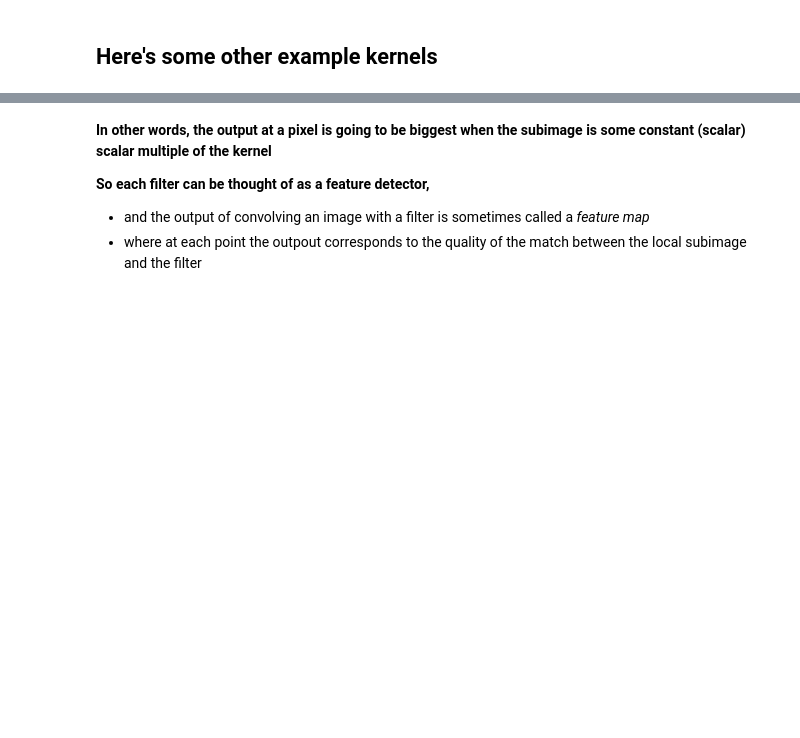
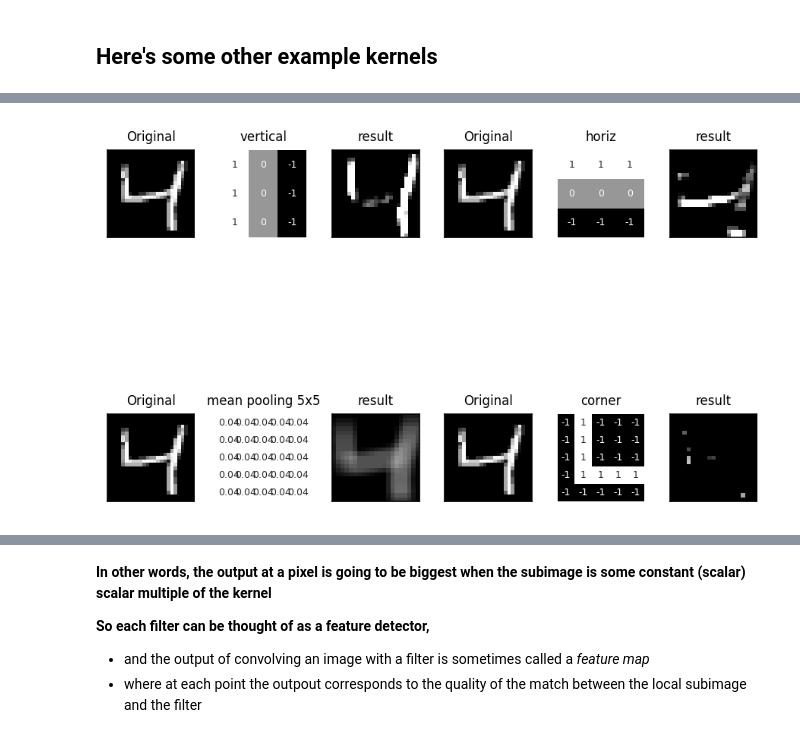
Before and after one commit to jim-smith/Advanced_AI, a Jupyter notebook: Learning_Materials/week2/W2_1_What_is_Convolution.ipynb, the cells around one changed output, grey strips where cells are left out. Cells and saved outputs as stored; diff of their text form; code cells hidden in the pictures; blank space fills up the shorter version.

```diff
--- a/Learning_Materials/week2/W2_1_What_is_Convolution.ipynb
+++ b/Learning_Materials/week2/W2_1_What_is_Convolution.ipynb
@@ -245,25 +261,27 @@ for i in range(len(kernels)):
 # %%
-
-fig,axs = plt.subplots(nrows=len(kernels),ncols=3, figsize=(6,12))
-results = []
+fig,axs = plt.subplots(nrows=len(kernels)//2,ncols=6, figsize=(6,6))
 for i in range(len(kernels)):
+    row = i//2
+    col =  3*(i%2)  #position. in outputr array
     #show original
-    axs[i][0].imshow(matrix,cmap='gray', vmin=0, vmax=255)
-    if(i==0):
-        axs[i][0].set_title('Original')
-    axs[i][0].tick_params(left=False, bottom=False)
+    axs[row][col+0].imshow(matrix,cmap='gray', vmin=0, vmax=255)
+    axs[row][col+0].set_title('Original',fontsize=8)
+    axs[row][col+0].tick_params(left=False, bottom=False)
 
     #show kernel
-    sns.heatmap(kernels[i], cbar=False, annot=True, annot_kws={"size": 8},square=True, cmap='Greys_r', vmin=-1, ax=axs[i][1])
-    axs[i][1].set_title(k_names[i])
+    sns.heatmap(kernels[i], cbar=False, annot=True, annot_kws={"size": 6},square=True, cmap='Greys_r', vmin=-1, ax=axs[row][col+1])
+    axs[row][col+1].set_title(k_names[i],fontsize=8)
 
     #transformed image
     output = conv2d(matrix, kernels[i])
     output=np.clip(output,0,255)
-    axs[i][2].imshow(output, cmap='gray', vmin=0, vmax=255)
-    results.append(output)
-
+    axs[row][col+2].imshow(output, cmap='gray', vmin=0, vmax=255)
+    axs[row][col+2].set_title("result",fontsize=8)
+plt.setp(plt.gcf().get_axes(), xticks=[], yticks=[]);
+fig.tight_layout()
 plt.show()
+# %% [output]
+[figure, added]
 # %% [markdown]
 # The maths of how convolutional filters work
 
```
Also changed, not shown: parts of 5 cells of this notebook.
